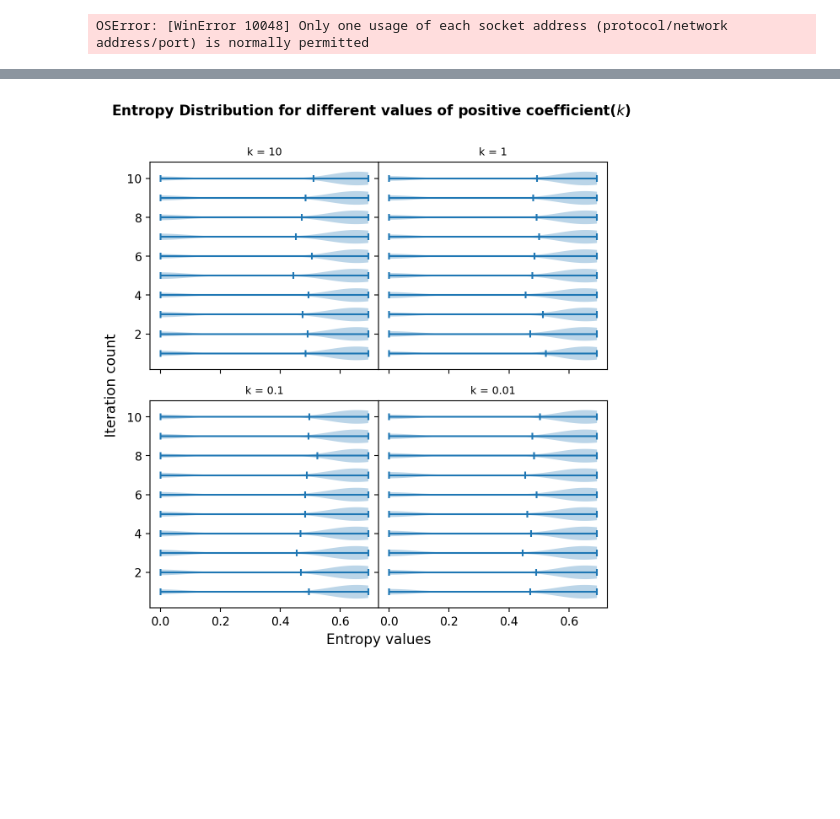
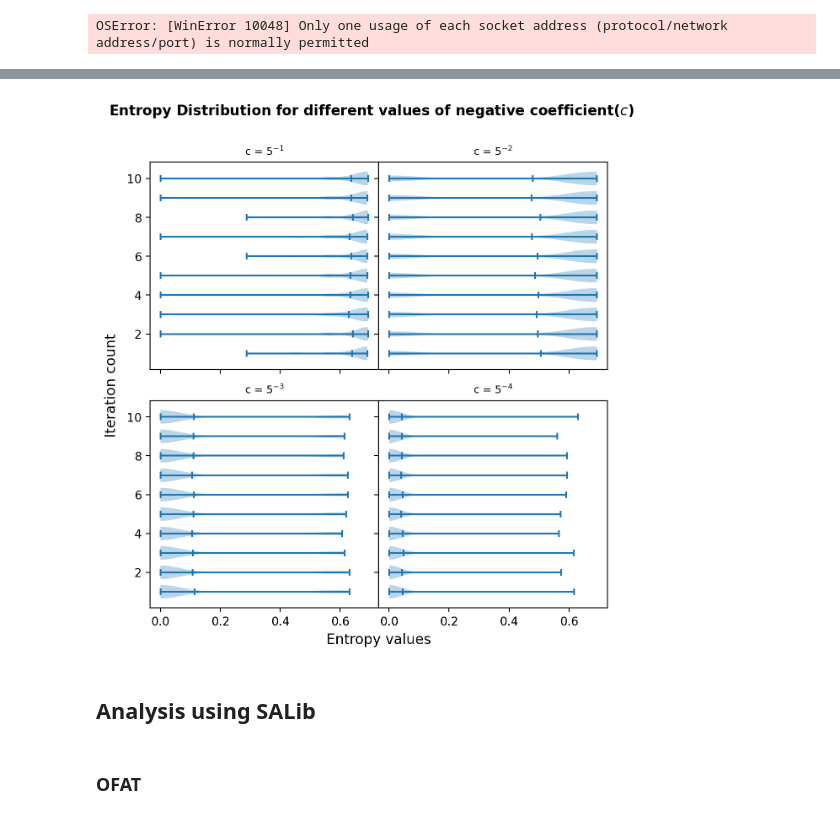
Before and after one commit to kamleshsahoo/CityFormation-ABM, a Jupyter notebook: EvolutionaryCity.ipynb, the cells around one changed output, grey strips where cells are left out. Saved outputs shown, nothing was run; the diff lists cells and outputs as text; code cells hidden in the pictures; blank space fills up the shorter version.

```diff
--- a/EvolutionaryCity.ipynb
+++ b/EvolutionaryCity.ipynb
@@ -226,7 +364,7 @@ class city_model(Model):
 # %%
-model = city_model(height = 50, width = 50, N=1000, neg_coff = 0) # default params used
+test_model = City_Model(N=1000, num_groups=6 )
 STEPS = 20
-for i in range(STEPS): #run model for some steps
-    model.step()
+for i in range(STEPS): # run model for some steps
+    test_model.step()
 
-city_evolution = model.datacollector.get_model_vars_dataframe()
+city_evolution = test_model.datacollector.get_model_vars_dataframe()
@@ -233,7 +379,7 @@ city_evolution = model.datacollector.get_model_vars_dataframe()
 # %% [markdown]
 ### Visualize city sizes at each step
 # %%
-## Plot city sizes over time. Colorbar should have fixed values to make it more clear.
+## Plot city sizes over time.
 MIN = min(min(min(x.tolist()) for x in city_evolution["City_sizes"]))
 MAX = max(max(max(x.tolist()) for x in city_evolution["City_sizes"]))
 
@@ -246,6 +392,6 @@ for i in range(STEPS):
     plt.colorbar(label="No. of agents")
     plt.clim(MIN, MAX)
     plt.show()
-    time.sleep(0.2)
+    time.sleep(0.1)
     clear_output(wait=True)
 # %% [output]
@@ -365,12 +511,12 @@ OSError: [WinError 10048] Only one usage of each socket address (protocol/networ
 # %%
-fixed_params = {"N": 1000,"width": 20,
-               "height": 20, "neg_coff": 1, "activation": 0}
-variable_params = {"pos_coff": [10, 1, 0.1, 0.01]}
+fixed_params = {"N": 5000,"width": 20,
+               "height": 20, "num_groups": 2, "activation": 0}
+variable_params = {"neg_coff": [5**-1, 5**-2, 5**-3, 5**-4]}
 
 batch_run1 = BatchRunner(city_model,
                         variable_params,
                         fixed_params,
                         iterations = 10,
-                        max_steps = 20,
+                        max_steps = 30,
                         model_reporters={"Entropy": model_entropy, "Ranks": city_ranks})
 batch_run1.run_all()
@@ -377,55 +533,58 @@ batch_run1.run_all()
 # %%
 run_data = batch_run1.get_model_vars_dataframe()
 
-entropy_k1 = []; entropy_k2 = []; entropy_k3 = []; entropy_k4 = []
+entropy_c1 = []; entropy_c2 = []; entropy_c3 = []; entropy_c4 = []
 for i in run_data.iloc[0:10]["Entropy"]:
     temp = []
     for j in i:
         temp.append(j[1])
-    entropy_k1.append(temp)
+    entropy_c1.append(temp)
 
 
 for i in run_data.iloc[10:20]["Entropy"]:
     temp = []
     for j in i:
         temp.append(j[1])
-    entropy_k2.append(temp)
+    entropy_c2.append(temp)
 
 for i in run_data.iloc[20:30]["Entropy"]:
     temp = []
     for j in i:
         temp.append(j[1])
-    entropy_k3.append(temp)
+    entropy_c3.append(temp)
 
 for i in run_data.iloc[30:40]["Entropy"]:
     temp = []
     for j in i:
         temp.append(j[1])
-    entropy_k4.append(temp)
+    entropy_c4.append(temp)
 
 fig, axs = plt.subplots(2,2,sharex=True, sharey=True, figsize=(7,7),dpi=200)
 (ax1, ax2), (ax3, ax4) = axs
 
-ax1.violinplot(entropy_k1, vert=False, showmeans=True, widths=0.7)
-ax1.set_title(r'k = 10',fontsize=9)
+ax1.violinplot(entropy_c1, vert=False, showmeans=True, widths=0.7)
+ax1.set_title(r'c = $5^{-1}$',fontsize=9)
 
 
-ax2.violinplot(entropy_k2, vert=False, showmeans=True, widths=0.7)
-ax2.set_title(r'k = 1',fontsize=9)
+ax2.violinplot(entropy_c2, vert=False, showmeans=True, widths=0.7)
+ax2.set_title(r'c = $5^{-2}$',fontsize=9)
 
-ax3.violinplot(entropy_k3, vert=False, showmeans=True, widths=0.7)
-ax3.set_title(r'k = 0.1',fontsize=9)
-ax4.violinplot(entropy_k4, vert=False, showmeans=True, widths=0.7)
-ax4.set_title(r'k = 0.01',fontsize=9)
+ax3.violinplot(entropy_c3, vert=False, showmeans=True, widths=0.7)
+ax3.set_title(r'c = $5^{-3}$',fontsize=9)
+
+ax4.violinplot(entropy_c4, vert=False, showmeans=True, widths=0.7)
+ax4.set_title(r'c = $5^{-4}$',fontsize=9)
 
 
 fig.add_subplot(111, frameon=False)
 plt.tick_params(labelcolor='none', top=False, bottom=False, left=False, right=False)
 plt.xlabel("Entropy values",fontsize=12)
 plt.ylabel("Iteration count",fontsize=12)
 plt.subplots_adjust(wspace=0, hspace=0.15)
-fig.suptitle(r'Entropy Distribution for different values of positive coefficient($k$)',fontweight='bold',fontsize=12)
+fig.suptitle(r'Entropy Distribution for different values of negative coefficient($c$)',fontweight='bold',fontsize=12)
 
 plt.show()
 # %% [output]
-[figure, old version]
+[figure, new version]
+# %% [markdown]
+## Analysis using SALib
@@ -431,0 +598,2 @@ plt.show()
+# %% [markdown]
+### OFAT
```
Also changed, not shown: parts of 20 cells of this notebook.
